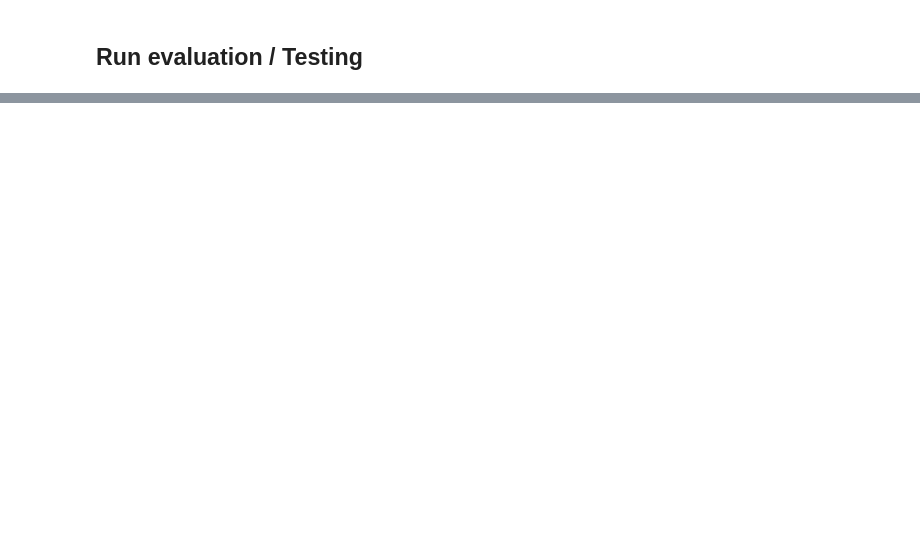
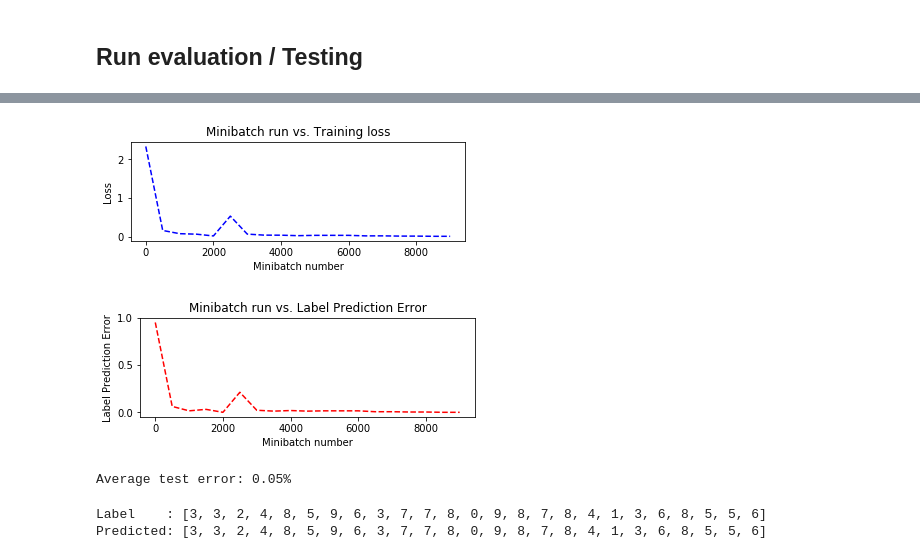
Before and after one commit to beeven/tensorflow_learning, a Jupyter notebook: CNTK103_MNIST.ipynb, the cells around one changed output, grey strips where cells are left out. Saved outputs shown, nothing was run; the diff lists cells and outputs as text; code cells hidden in the pictures; blank space fills up the shorter version.

```diff
--- a/CNTK103_MNIST.ipynb
+++ b/CNTK103_MNIST.ipynb
@@ -266,0 +392,65 @@ Image Label: 5, Predicted Label: 3
+# %%
+# Compute the moving average loss to smooth out the noise in SGD
+plotdata["avgloss"] = moving_average(plotdata["loss"])
+plotdata["avgerror"] = moving_average(plotdata["error"])
+
+# Plot the training loss and the training error
+import matplotlib.pyplot as plt
+
+plt.figure(1)
+plt.subplot(211)
+plt.plot(plotdata["batchsize"], plotdata["avgloss"], 'b--')
+plt.xlabel('Minibatch number')
+plt.ylabel('Loss')
+plt.title('Minibatch run vs. Training loss')
+
+plt.show()
+
+plt.subplot(212)
+plt.plot(plotdata["batchsize"], plotdata["avgerror"], 'r--')
+plt.xlabel('Minibatch number')
+plt.ylabel('Label Prediction Error')
+plt.title('Minibatch run vs. Label Prediction Error')
+plt.show()
+# %% [output]
+[figure, added]
+[figure, added]
+# %%
+reader_test = create_reader(test_file, False, input_dim, num_output_classes)
+
+test_input_map = {
+    label: reader_test.streams.labels,
+    image: reader_test.streams.features
+}
+
+test_minibatch_size = 512
+num_samples = 10000
+num_minibatches_to_test = num_samples // test_minibatch_size
+test_result = 0.0
+
+for i in range(num_minibatches_to_test):
+    data = reader_test.next_minibatch(test_minibatch_size, input_map=test_input_map)
+    eval_error = trainer.test_minibatch(data)
+    test_result = test_result + eval_error
+
+print("Average test error: {0:.2f}%".format(test_result*100/ num_minibatches_to_test))
+# %% [output]
+Average test error: 0.05%
+# %%
+out = C.softmax(z)
+
+eval_minibatch_size = 25
+
+data = reader_test.next_minibatch(eval_minibatch_size, input_map=test_input_map)
+
+img_label = data[label].asarray()
+img_data = data[image].asarray()
+predicted_label_prob = [out.eval(img_data[i]) for i in range(len(img_label))]
+
+pred = [np.argmax(predicted_label_prob[i]) for i in range(len(predicted_label_prob))]
+gtlabel = [np.argmax(img_label[i]) for i in range(len(img_label))]
+print("Label    :", gtlabel[:25])
+print("Predicted:", pred)
+# %% [output]
+Label    : [3, 3, 2, 4, 8, 5, 9, 6, 3, 7, 7, 8, 0, 9, 8, 7, 8, 4, 1, 3, 6, 8, 5, 5, 6]
+Predicted: [3, 3, 2, 4, 8, 5, 9, 6, 3, 7, 7, 8, 0, 9, 8, 7, 8, 4, 1, 3, 6, 8, 5, 5, 6]
```
Also changed, not shown: parts of 14 cells of this notebook.
